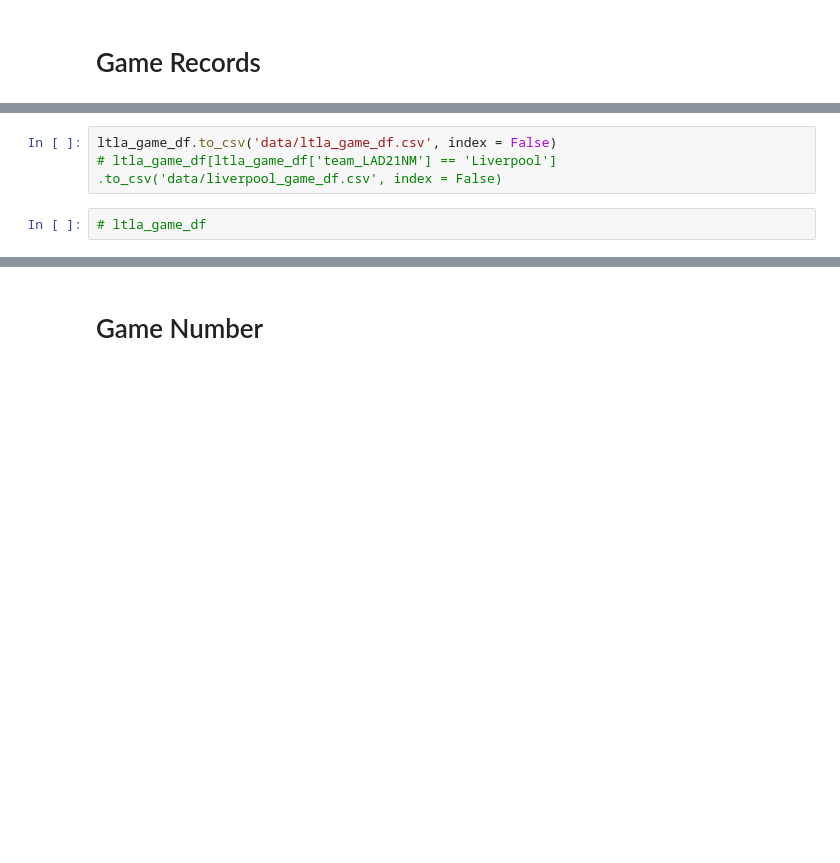
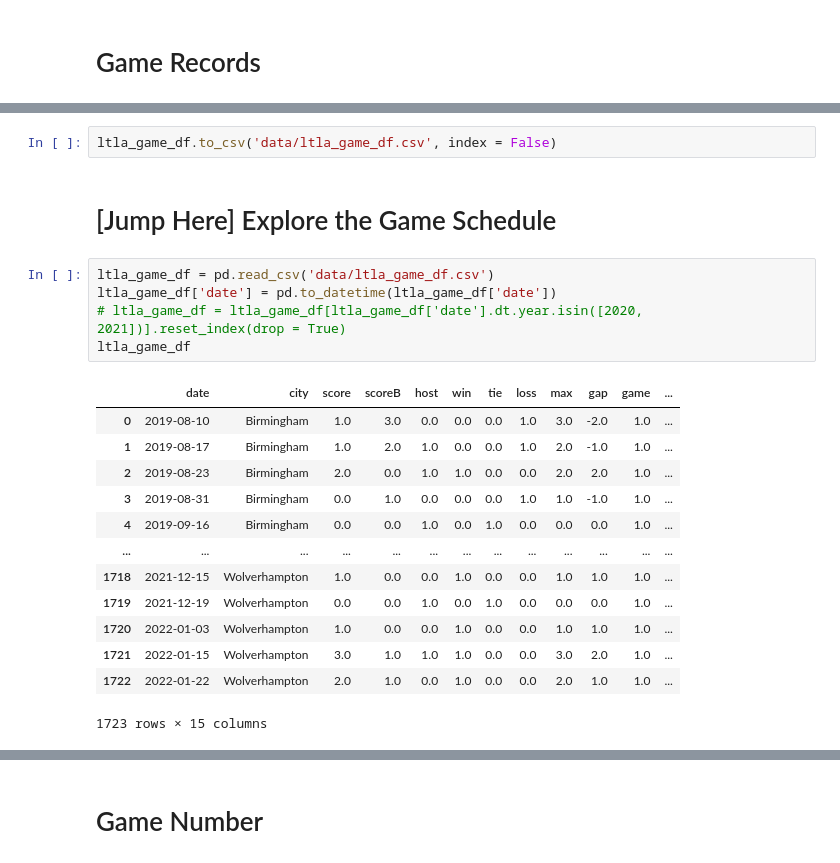
Before and after one commit to CHIDS-UMD/SoccerCovid, a Jupyter notebook: 1. Local Authority & Game.ipynb, the cells around one changed output, grey strips where cells are left out. Cells and saved outputs as stored; diff of their text form; blank space fills up the shorter version.

```diff
--- a/1. Local Authority & Game.ipynb
+++ b/1. Local Authority & Game.ipynb
@@ -476,5 +417,23 @@ ltla_game_df
 # %%
 ltla_game_df.to_csv('data/ltla_game_df.csv', index = False)
-# ltla_game_df[ltla_game_df['team_LAD21NM'] == 'Liverpool'] .to_csv('data/liverpool_game_df.csv', index = False)
-# %%
-# ltla_game_df
+# %% [markdown]
+# [Jump Here] Explore the Game Schedule
+# %%
+ltla_game_df = pd.read_csv('data/ltla_game_df.csv')
+ltla_game_df['date'] = pd.to_datetime(ltla_game_df['date'])
+# ltla_game_df = ltla_game_df[ltla_game_df['date'].dt.year.isin([2020, 2021])].reset_index(drop = True)
+ltla_game_df
+# %% [output]
+|  | date | city | score | scoreB | host | win | tie | loss | max | gap | game | ... |
+| 0 | 2019-08-10 | Birmingham | 1.0 | 3.0 | 0.0 | 0.0 | 0.0 | 1.0 | 3.0 | -2.0 | 1.0 | ... |
+| 1 | 2019-08-17 | Birmingham | 1.0 | 2.0 | 1.0 | 0.0 | 0.0 | 1.0 | 2.0 | -1.0 | 1.0 | ... |
+| 2 | 2019-08-23 | Birmingham | 2.0 | 0.0 | 1.0 | 1.0 | 0.0 | 0.0 | 2.0 | 2.0 | 1.0 | ... |
+| 3 | 2019-08-31 | Birmingham | 0.0 | 1.0 | 0.0 | 0.0 | 0.0 | 1.0 | 1.0 | -1.0 | 1.0 | ... |
+| 4 | 2019-09-16 | Birmingham | 0.0 | 0.0 | 1.0 | 0.0 | 1.0 | 0.0 | 0.0 | 0.0 | 1.0 | ... |
+| ... | ... | ... | ... | ... | ... | ... | ... | ... | ... | ... | ... | ... |
+| 1718 | 2021-12-15 | Wolverhampton | 1.0 | 0.0 | 0.0 | 1.0 | 0.0 | 0.0 | 1.0 | 1.0 | 1.0 | ... |
+| 1719 | 2021-12-19 | Wolverhampton | 0.0 | 0.0 | 1.0 | 0.0 | 1.0 | 0.0 | 0.0 | 0.0 | 1.0 | ... |
+| 1720 | 2022-01-03 | Wolverhampton | 1.0 | 0.0 | 0.0 | 1.0 | 0.0 | 0.0 | 1.0 | 1.0 | 1.0 | ... |
+| 1721 | 2022-01-15 | Wolverhampton | 3.0 | 1.0 | 1.0 | 1.0 | 0.0 | 0.0 | 3.0 | 2.0 | 1.0 | ... |
+| 1722 | 2022-01-22 | Wolverhampton | 2.0 | 1.0 | 0.0 | 1.0 | 0.0 | 0.0 | 2.0 | 1.0 | 1.0 | ... |
+1723 rows × 15 columns
```
Also changed, not shown: parts of 39 cells of this notebook, 4 other files.
